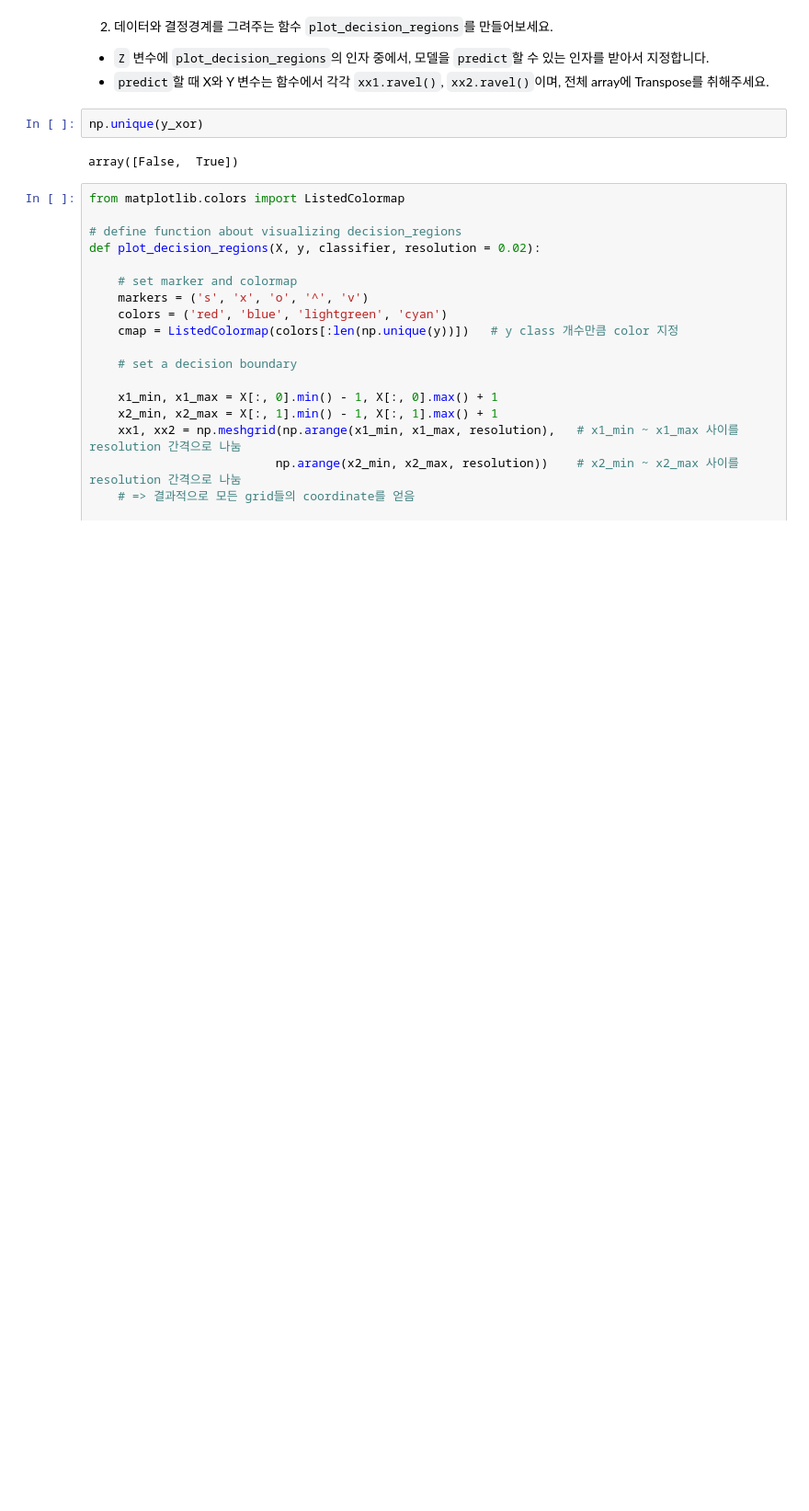
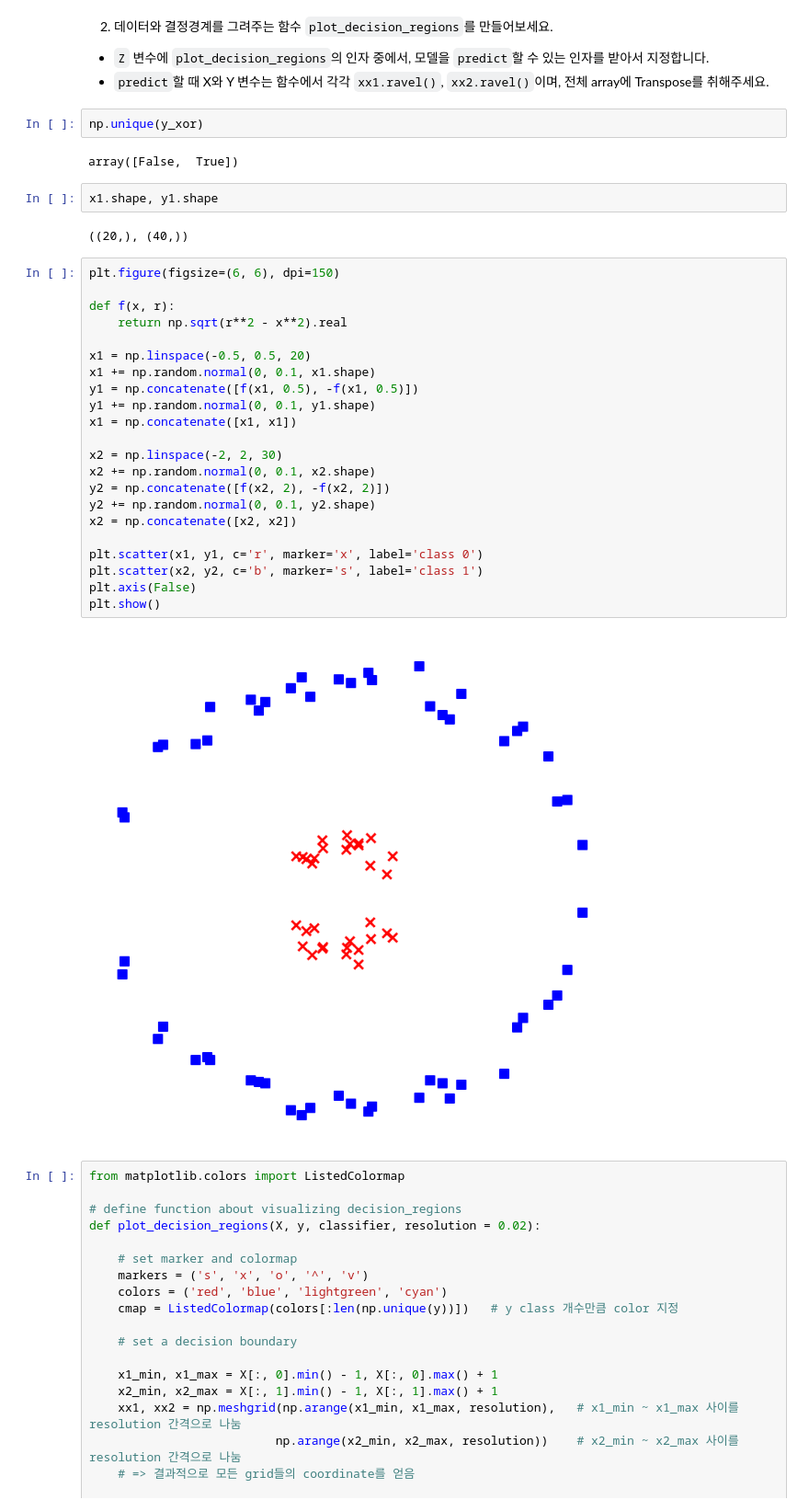
Before and after one commit to Prometheus-basic-study/Prometheus_basic_study, a Jupyter notebook: teams/team2/wk4/assignment_wk4_sunwoong.ipynb, the cells around one changed output. Shown: that part at 92% size. Saved outputs shown, nothing was run; the diff lists cells and outputs as text; blank space fills up the shorter version.

```diff
--- a/teams/team2/wk4/assignment_wk4_sunwoong.ipynb
+++ b/teams/team2/wk4/assignment_wk4_sunwoong.ipynb
@@ -47,6 +47,34 @@ plt.show()
 np.unique(y_xor)
 # %% [output]
 array([False,  True])
+# %%
+x1.shape, y1.shape
+# %% [output]
+((20,), (40,))
+# %%
+plt.figure(figsize=(6, 6), dpi=150)
+
+def f(x, r):
+    return np.sqrt(r**2 - x**2).real
+
+x1 = np.linspace(-0.5, 0.5, 20)
+x1 += np.random.normal(0, 0.1, x1.shape)
+y1 = np.concatenate([f(x1, 0.5), -f(x1, 0.5)])
+y1 += np.random.normal(0, 0.1, y1.shape)
+x1 = np.concatenate([x1, x1])
+
+x2 = np.linspace(-2, 2, 30)
+x2 += np.random.normal(0, 0.1, x2.shape)
+y2 = np.concatenate([f(x2, 2), -f(x2, 2)])
+y2 += np.random.normal(0, 0.1, y2.shape)
+x2 = np.concatenate([x2, x2])
+
+plt.scatter(x1, y1, c='r', marker='x', label='class 0')
+plt.scatter(x2, y2, c='b', marker='s', label='class 1')
+plt.axis(False)
+plt.show()
+# %% [output]
+[figure, added]
 # %%
 from matplotlib.colors import ListedColormap
 
```
Also changed, not shown: 6 other files.
